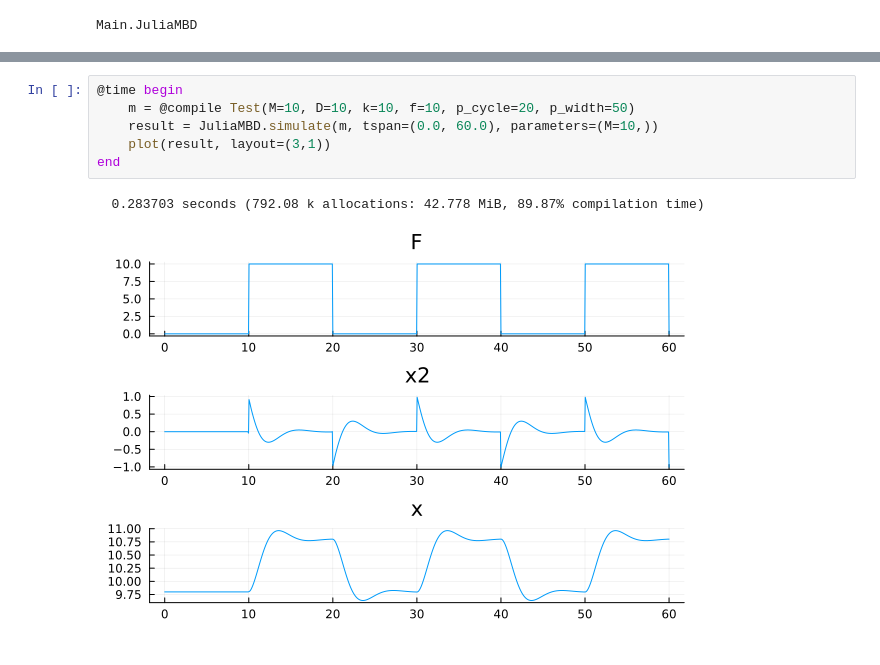
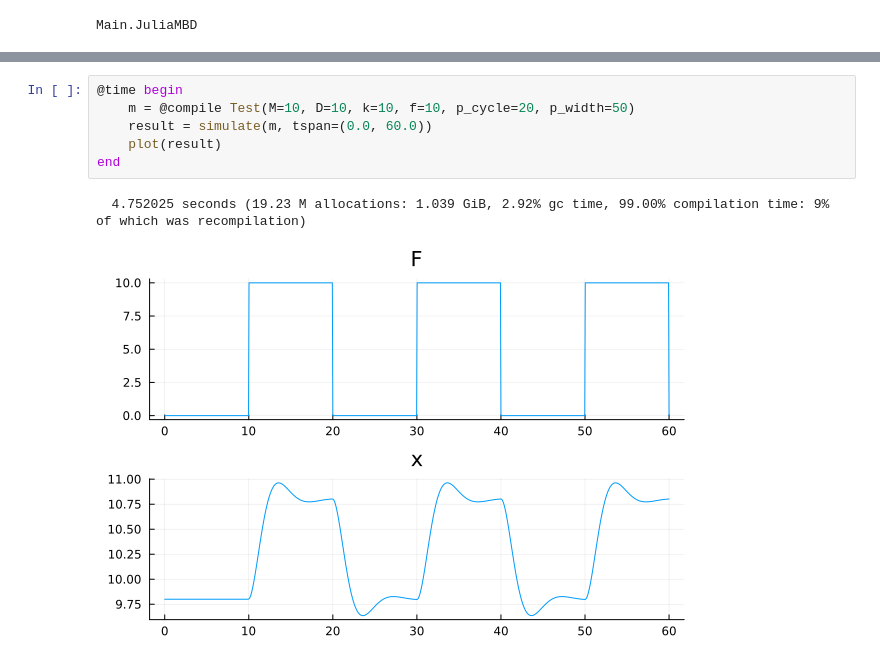
Before and after one commit to JuliaMBD/JuliaMBD.jl, a Jupyter notebook: examples/MSD2.ipynb, the cells around one changed output, grey strips where cells are left out. Saved outputs shown, nothing was run; the diff lists cells and outputs as text.

```diff
--- a/examples/MSD2.ipynb
+++ b/examples/MSD2.ipynb
@@ -76,9 +73,9 @@ Test (generic function with 1 method)
 # %%
 @time begin
     m = @compile Test(M=10, D=10, k=10, f=10, p_cycle=20, p_width=50)
-    result = JuliaMBD.simulate(m, tspan=(0.0, 60.0), parameters=(M=10,))
-    plot(result, layout=(3,1))
+    result = simulate(m, tspan=(0.0, 60.0))
+    plot(result)
 end
 # %% [output]
-  0.283703 seconds (792.08 k allocations: 42.778 MiB, 89.87% compilation time)
+  4.752025 seconds (19.23 M allocations: 1.039 GiB, 2.92% gc time, 99.00% compilation time: 9% of which was recompilation)
-[figure, old version]
+[figure, new version]
```
Also changed, not shown: parts of 4 cells of this notebook, 11 other files.
